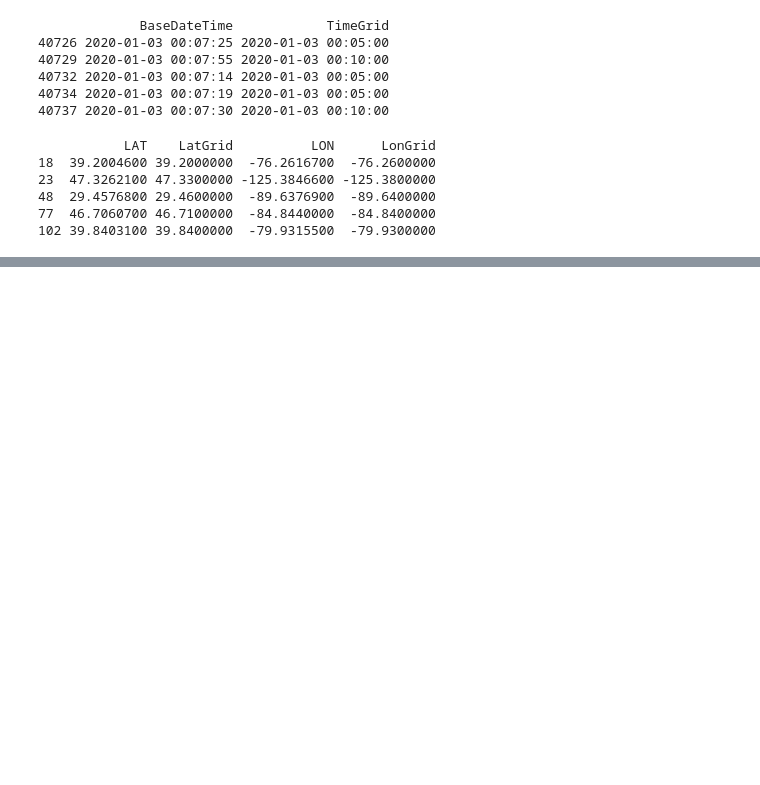
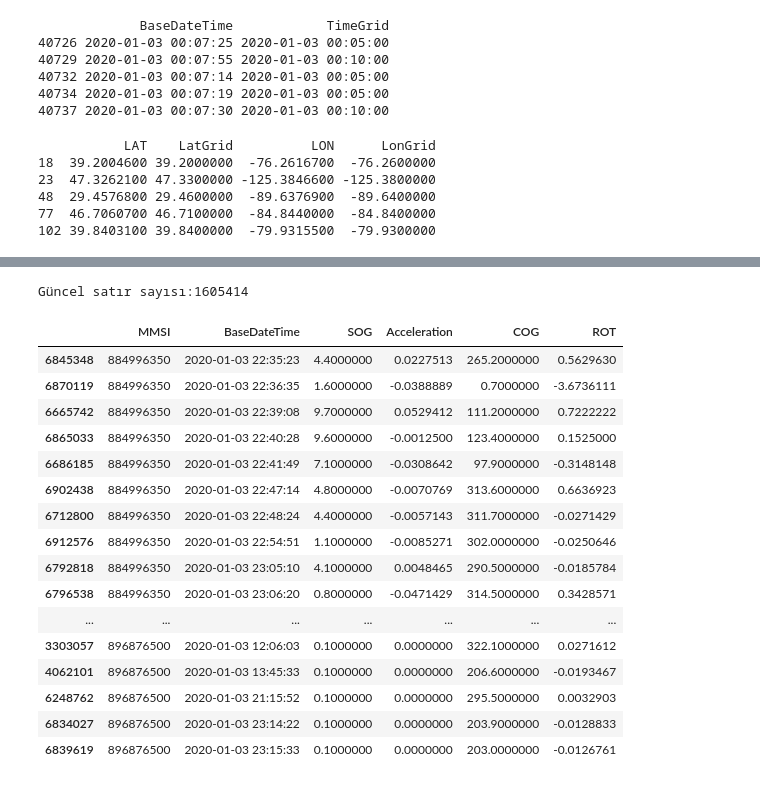
Before and after one commit to burakltnds/Telemetri_Verileriyle_Carpisma_Risk_Analizi, a Jupyter notebook: gemi_telemetri_verileriyle_carpisma_risk_analizi.ipynb, the cells around one changed output, grey strips where cells are left out. Cells and saved outputs as stored; diff of their text form; code cells hidden in the pictures; blank space fills up the shorter version.

```diff
--- a/gemi_telemetri_verileriyle_carpisma_risk_analizi.ipynb
+++ b/gemi_telemetri_verileriyle_carpisma_risk_analizi.ipynb
@@ -520,0 +517,8 @@ clean_df.describe()
+# %%
+clean_df["COG_sin"] = np.sin(np.radians(clean_df["COG"]))
+clean_df["COG_cos"] = np.cos(np.radians(clean_df["COG"]))
+
+clean_df["Heading_sin"] = np.sin(np.radians(clean_df["Heading"]))
+clean_df["Heading_cos"] = np.cos(np.radians(clean_df["Heading"]))
+
+display(clean_df[["COG", "COG_sin", "COG_cos", "Heading", "Heading_sin","Heading_cos"]].head())
@@ -520,0 +532,42 @@ clean_df.describe()
+# %%
+mmsi_counts = clean_df["MMSI"].value_counts()
+single_signal_mmsis = mmsi_counts[mmsi_counts == 1].index
+clean_df = clean_df[~clean_df["MMSI"].isin(single_signal_mmsis)]
+print(f"Güncel satır sayısı:{len(clean_df)}")
+# %% [output]
+Güncel satır sayısı:1605414
+# %%
+clean_df = clean_df.sort_values(by=["MMSI", "BaseDateTime"])
+# %%
+clean_df["TimeDiff_sec"] = clean_df.groupby("MMSI")["BaseDateTime"].diff().dt.total_seconds()
+
+clean_df["SpeedDiff"] = clean_df.groupby("MMSI")["SOG"].diff()
+clean_df["Acceleration"] = clean_df["SpeedDiff"] / clean_df["TimeDiff_sec"]
+
+clean_df["COGDiff"] = clean_df.groupby("MMSI")["COG"].diff()
+clean_df["ROT"] = clean_df["COGDiff"] / clean_df["TimeDiff_sec"]
+
+cols_to_zero = ["TimeDiff_sec", "SpeedDiff", "Acceleration", "COGDiff", "ROT"]
+clean_df[cols_to_zero] = clean_df[cols_to_zero].fillna(0)
+
+clean_df = clean_df.replace([np.inf, -np.inf], 0)
+
+display(clean_df[["MMSI", "BaseDateTime", "SOG", "Acceleration", "COG", "ROT"]].tail(40))
+# %% [output]
+|  | MMSI | BaseDateTime | SOG | Acceleration | COG | ROT |
+| 6845348 | 884996350 | 2020-01-03 22:35:23 | 4.4000000 | 0.0227513 | 265.2000000 | 0.5629630 |
+| 6870119 | 884996350 | 2020-01-03 22:36:35 | 1.6000000 | -0.0388889 | 0.7000000 | -3.6736111 |
+| 6665742 | 884996350 | 2020-01-03 22:39:08 | 9.7000000 | 0.0529412 | 111.2000000 | 0.7222222 |
+| 6865033 | 884996350 | 2020-01-03 22:40:28 | 9.6000000 | -0.0012500 | 123.4000000 | 0.1525000 |
+| 6686185 | 884996350 | 2020-01-03 22:41:49 | 7.1000000 | -0.0308642 | 97.9000000 | -0.3148148 |
+| 6902438 | 884996350 | 2020-01-03 22:47:14 | 4.8000000 | -0.0070769 | 313.6000000 | 0.6636923 |
+| 6712800 | 884996350 | 2020-01-03 22:48:24 | 4.4000000 | -0.0057143 | 311.7000000 | -0.0271429 |
+| 6912576 | 884996350 | 2020-01-03 22:54:51 | 1.1000000 | -0.0085271 | 302.0000000 | -0.0250646 |
+| 6792818 | 884996350 | 2020-01-03 23:05:10 | 4.1000000 | 0.0048465 | 290.5000000 | -0.0185784 |
+| 6796538 | 884996350 | 2020-01-03 23:06:20 | 0.8000000 | -0.0471429 | 314.5000000 | 0.3428571 |
+| ... | ... | ... | ... | ... | ... | ... |
+| 3303057 | 896876500 | 2020-01-03 12:06:03 | 0.1000000 | 0.0000000 | 322.1000000 | 0.0271612 |
+| 4062101 | 896876500 | 2020-01-03 13:45:33 | 0.1000000 | 0.0000000 | 206.6000000 | -0.0193467 |
+| 6248762 | 896876500 | 2020-01-03 21:15:52 | 0.1000000 | 0.0000000 | 295.5000000 | 0.0032903 |
+| 6834027 | 896876500 | 2020-01-03 23:14:22 | 0.1000000 | 0.0000000 | 203.9000000 | -0.0128833 |
+| 6839619 | 896876500 | 2020-01-03 23:15:33 | 0.1000000 | 0.0000000 | 203.0000000 | -0.0126761 |
```
Also changed, not shown: parts of 12 cells of this notebook.
